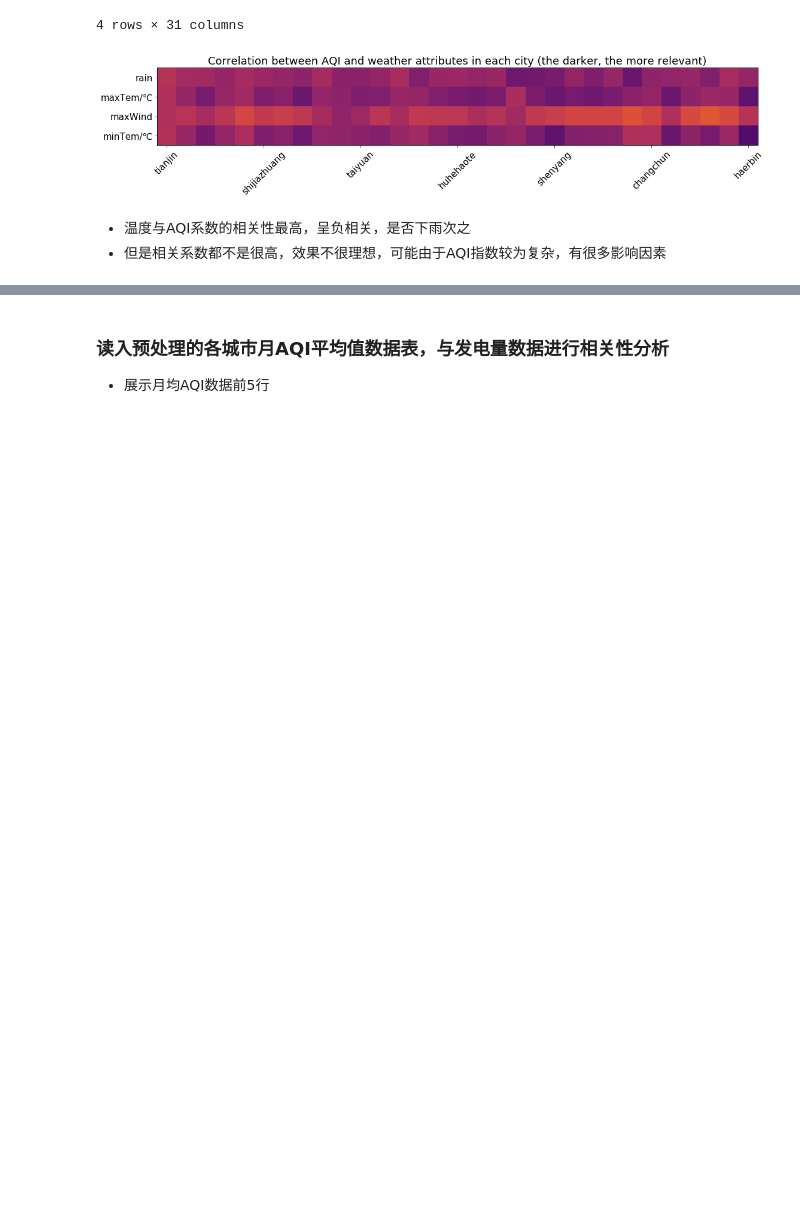
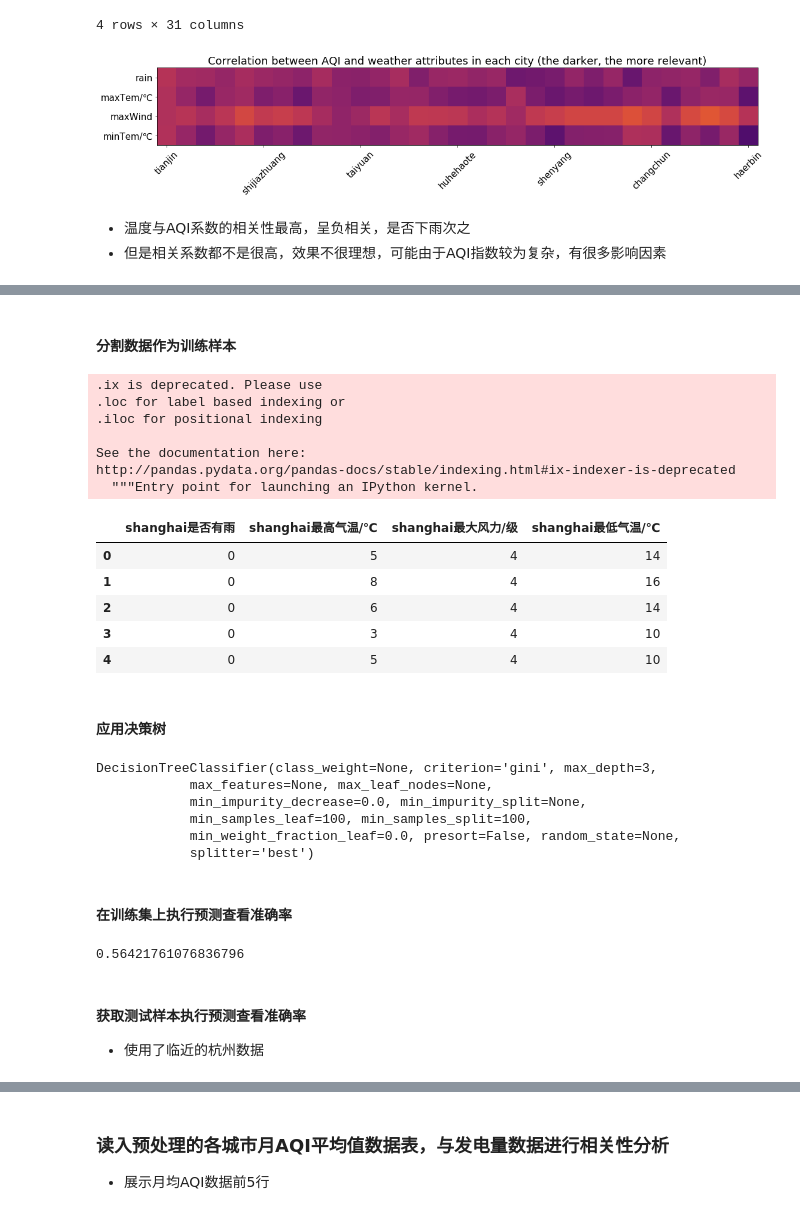
Before and after one commit to FJJLeon/DataAnalysis-AirQuality-withWeatherAndPower, a Jupyter notebook: 近年部分城市空气质量与天气及工业等人类活动关系研究.ipynb, the cells around one changed output, grey strips where cells are left out. Cells and saved outputs as stored; diff of their text form; code cells hidden in the pictures; blank space fills up the shorter version.

Commit message:
add decision tree
add decision tree for aqi with weather features
complete for final

```diff
--- a/近年部分城市空气质量与天气及工业等人类活动关系研究.ipynb
+++ b/近年部分城市空气质量与天气及工业等人类活动关系研究.ipynb
@@ -642,0 +669,42 @@ heatdata.head()
+# %% [markdown]
+#### 分割数据作为训练样本
+# %%
+X_train = ml.ix[:,2:6]
+y_train = ml['level']
+X_train[0:5]
+# %% [output]
+.ix is deprecated. Please use
+.loc for label based indexing or
+.iloc for positional indexing
+
+See the documentation here:
+http://pandas.pydata.org/pandas-docs/stable/indexing.html#ix-indexer-is-deprecated
+  """Entry point for launching an IPython kernel.
+|  | shanghai是否有雨 | shanghai最高气温/℃ | shanghai最大风力/级 | shanghai最低气温/℃ |
+| 0 | 0 | 5 | 4 | 14 |
+| 1 | 0 | 8 | 4 | 16 |
+| 2 | 0 | 6 | 4 | 14 |
+| 3 | 0 | 3 | 4 | 10 |
+| 4 | 0 | 5 | 4 | 10 |
+# %% [markdown]
+#### 应用决策树
+# %%
+aqi_tree = tree.DecisionTreeClassifier(max_depth=3,min_samples_split=100,min_samples_leaf=100)
+aqi_tree.fit(X_train, y_train)
+# %% [output]
+DecisionTreeClassifier(class_weight=None, criterion='gini', max_depth=3,
+            max_features=None, max_leaf_nodes=None,
+            min_impurity_decrease=0.0, min_impurity_split=None,
+            min_samples_leaf=100, min_samples_split=100,
+            min_weight_fraction_leaf=0.0, presort=False, random_state=None,
+            splitter='best')
+# %% [markdown]
+#### 在训练集上执行预测查看准确率
+# %%
+y_pred=bamboo_tree.predict(X)
+accuracy_score(y_train, y_pred)
+# %% [output]
+0.56421761076836796
+# %% [markdown]
+#### 获取测试样本执行预测查看准确率
+* 使用了临近的杭州数据
```
Also changed, not shown: parts of 12 cells of this notebook.
